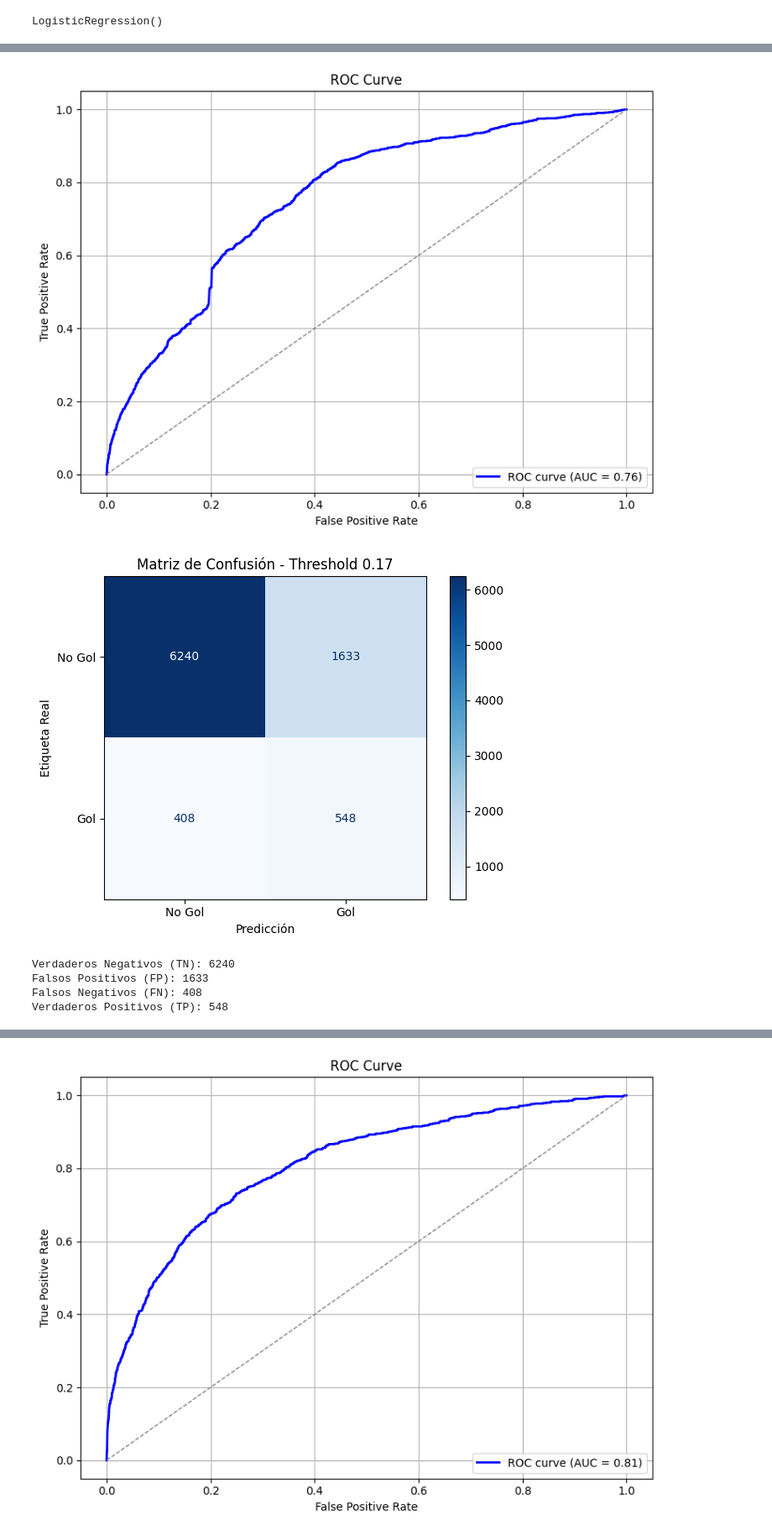
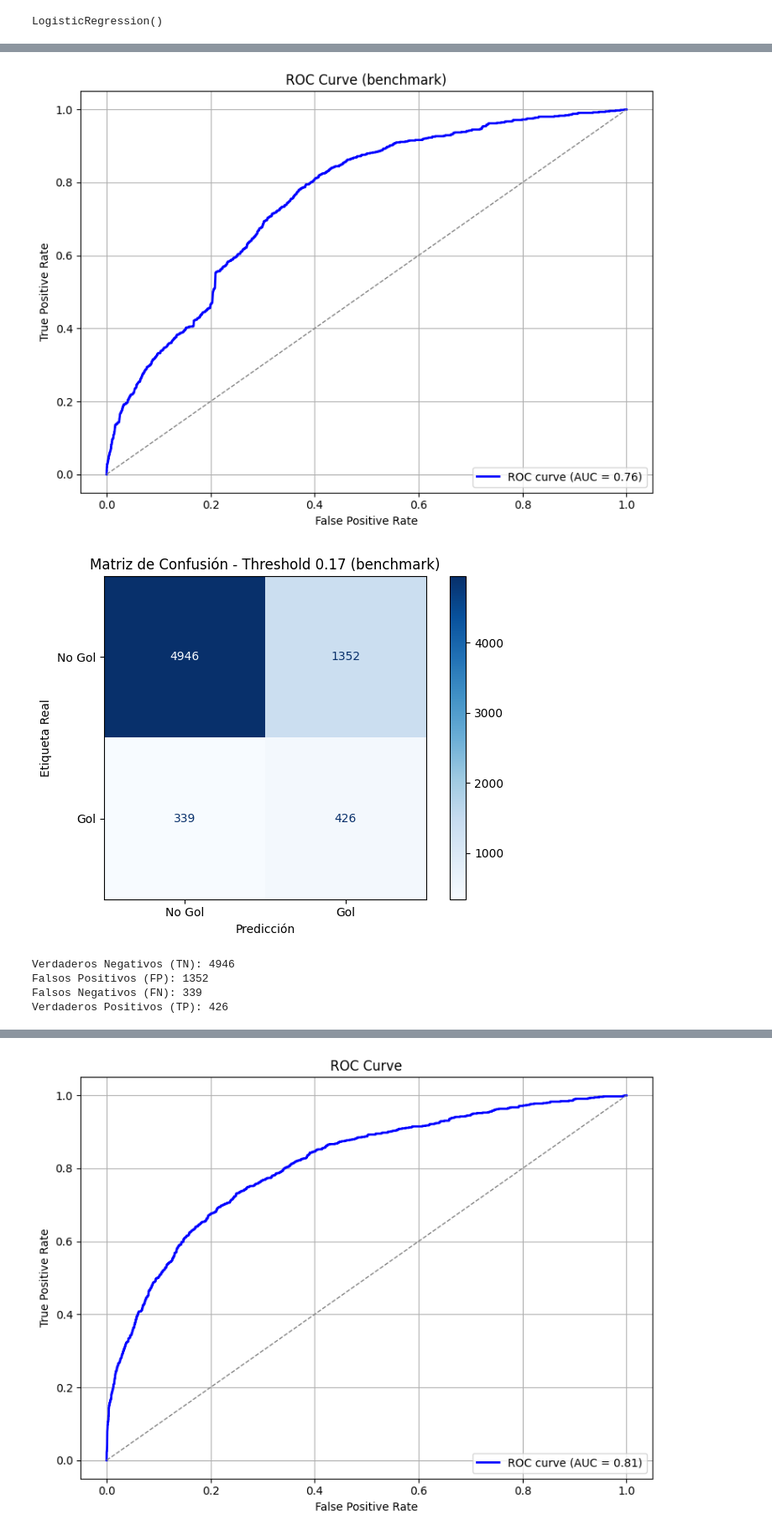
Before and after one commit to LucasRomanGervasi/xG, a Jupyter notebook: modeloremates.ipynb, the cells around one changed output, grey strips where cells are left out. Shown at 84% size. Saved outputs shown, nothing was run; the diff lists cells and outputs as text; code cells hidden in the pictures.

```diff
--- a/modeloremates.ipynb
+++ b/modeloremates.ipynb
@@ -20,21 +20,21 @@ from sklearn.linear_model import LogisticRegression
 remates = pd.read_csv('remates.csv')
 # %%
 
-X = remates[["distance"]]
-y = remates[["goal"]]
+X_benchmark = remates[["distance"]]
+y_benchmark = remates[["goal"]]
 
-X_train, X_test, y_train, y_test = train_test_split(X, y, stratify=y)
+X_train_benchmark, X_test_benchmark, y_train_benchmark, y_test_benchmark = train_test_split(X_benchmark, y_benchmark, stratify=y_benchmark, test_size=0.2, random_state=42)
 
 model_benchmark = LogisticRegression()
-model_benchmark.fit(X_train, y_train)
+model_benchmark.fit(X_train_benchmark, y_train_benchmark)
 # %% [output]
 LogisticRegression()
 # %%
 #Predicciones de probabilidad
-y_proba_log = model_benchmark.predict_proba(X_test)[:, 1]
+y_proba_log_benchmark = model_benchmark.predict_proba(X_test_benchmark)[:, 1]
 
 #Clasificación con umbral personalizado
-threshold = 0.17
-y_pred_custom = (y_proba_log > threshold).astype(int)
+threshold_benchmark = 0.17
+y_pred_custom_benchmark = (y_proba_log_benchmark > threshold_benchmark).astype(int)
 # %%
 # 6. Métricas
@@ -74,44 +74,43 @@ plt.show()
 # %%
-# Calcular FPR, TPR y thresholds
-fpr, tpr, thresholds = roc_curve(y_test, y_proba_log)
-roc_auc = auc(fpr, tpr)
+# Calcular FPR, TPR y thresholds (benchmark)
+fpr_benchmark, tpr_benchmark, thresholds_benchmark_roc = roc_curve(y_test_benchmark, y_proba_log_benchmark)
+roc_auc_benchmark = auc(fpr_benchmark, tpr_benchmark)
 
 plt.figure(figsize=(8, 6))
-plt.plot(fpr, tpr, color='blue', lw=2, label=f'ROC curve (AUC = {roc_auc:.2f})')
+plt.plot(fpr_benchmark, tpr_benchmark, color='blue', lw=2, label=f'ROC curve (AUC = {roc_auc_benchmark:.2f})')
 plt.plot([0, 1], [0, 1], color='gray', lw=1, linestyle='--')
 plt.xlabel('False Positive Rate')
 plt.ylabel('True Positive Rate')
-plt.title('ROC Curve')
+plt.title('ROC Curve (benchmark)')
 plt.legend(loc="lower right")
 plt.grid(True)
 plt.tight_layout()
 plt.show()
 # %% [output]
-[figure, old version]
+[figure, new version]
 # %%
-# Matriz de confusión con threshold personalizado
-cm = confusion_matrix(y_test, y_pred_custom)
-disp = ConfusionMatrixDisplay(confusion_matrix=cm, display_labels=["No Gol", "Gol"])
+# Matriz de confusión con threshold personalizado (benchmark)
+cm_benchmark = confusion_matrix(y_test_benchmark, y_pred_custom_benchmark)
+disp_benchmark = ConfusionMatrixDisplay(confusion_matrix=cm_benchmark, display_labels=["No Gol", "Gol"])
 
 # Graficar matriz con colormap azul
-disp.plot(cmap=plt.cm.Blues)
+disp_benchmark.plot(cmap=plt.cm.Blues)
 
-plt.title("Matriz de Confusión - Threshold 0.17")
+plt.title("Matriz de Confusión - Threshold 0.17 (benchmark)")
 plt.xlabel("Predicción")
 plt.ylabel("Etiqueta Real")
 plt.tight_layout()
 plt.show()
 
-cm = confusion_matrix(y_test, y_pred_custom)
-tn, fp, fn, tp = cm.ravel()
-print(f"Verdaderos Negativos (TN): {tn}")
-print(f"Falsos Positivos (FP): {fp}")
-print(f"Falsos Negativos (FN): {fn}")
-print(f"Verdaderos Positivos (TP): {tp}")
+tn_b, fp_b, fn_b, tp_b = cm_benchmark.ravel()
+print(f"Verdaderos Negativos (TN): {tn_b}")
+print(f"Falsos Positivos (FP): {fp_b}")
+print(f"Falsos Negativos (FN): {fn_b}")
+print(f"Verdaderos Positivos (TP): {tp_b}")
 # %% [output]
-[figure, old version]
+[figure, new version]
-Verdaderos Negativos (TN): 6240
-Falsos Positivos (FP): 1633
-Falsos Negativos (FN): 408
-Verdaderos Positivos (TP): 548
+Verdaderos Negativos (TN): 4946
+Falsos Positivos (FP): 1352
+Falsos Negativos (FN): 339
+Verdaderos Positivos (TP): 426
 # %%
```
Also changed, not shown: parts of 15 cells of this notebook.
